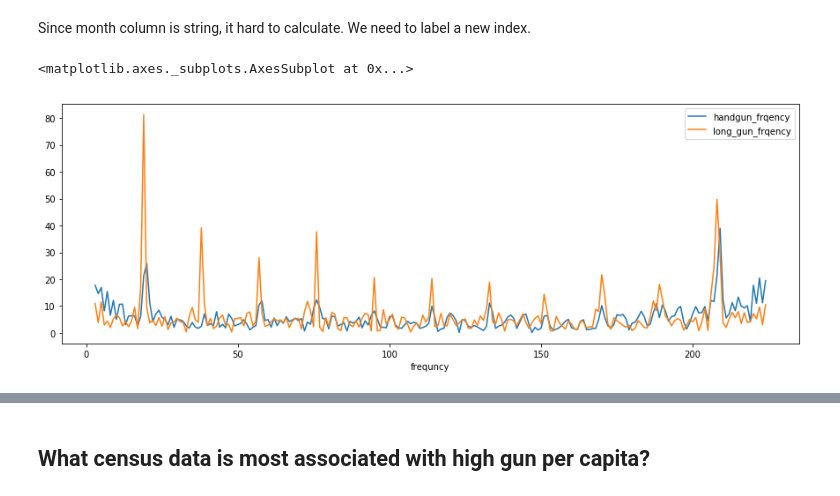
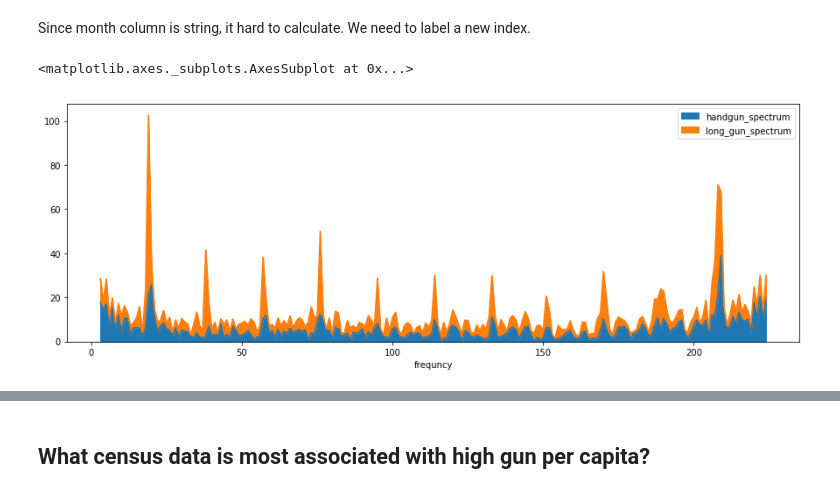
Before and after one commit to xchwan/FBI_Gun_Data_Analysis, a Jupyter notebook: Data_Analysis_Project_gun_data.ipynb, the cells around one changed output, grey strips where cells are left out. Cells and saved outputs as stored; diff of their text form; code cells hidden in the pictures.

```diff
--- a/Data_Analysis_Project_gun_data.ipynb
+++ b/Data_Analysis_Project_gun_data.ipynb
@@ -205,14 +214,14 @@ handgun_frqency = np.fft.fft(np.exp(2j * np.pi * handgun_and_time))
 long_gun_frqency = np.fft.fft(np.exp(2j * np.pi * long_gun_and_time))
 # %%
 gun_frqency = pd.DataFrame()
-gun_frqency['handgun_frqency'] = np.absolute(handgun_frqency)
-gun_frqency['long_gun_frqency'] = np.absolute(long_gun_frqency)
+gun_frqency['handgun_spectrum'] = np.absolute(handgun_frqency)
+gun_frqency['long_gun_spectrum'] = np.absolute(long_gun_frqency)
 N = len(gun_frqency)
 trivial_frequency_region = 3
 gun_frqency['frequncy'] = np.arange(N)
 gun_frqency_refine = gun_frqency.loc[trivial_frequency_region:N-trivial_frequency_range]
 # %%
-gun_frqency_refine.plot(kind='line', x='frequncy', figsize=(15,5))
+gun_frqency_refine.plot(kind='area', x='frequncy', figsize=(15,5))
 # %% [output]
 <matplotlib.axes._subplots.AxesSubplot at 0x...>
-[figure, old version]
+[figure, new version]
```
Also changed, not shown: parts of 24 cells of this notebook.
